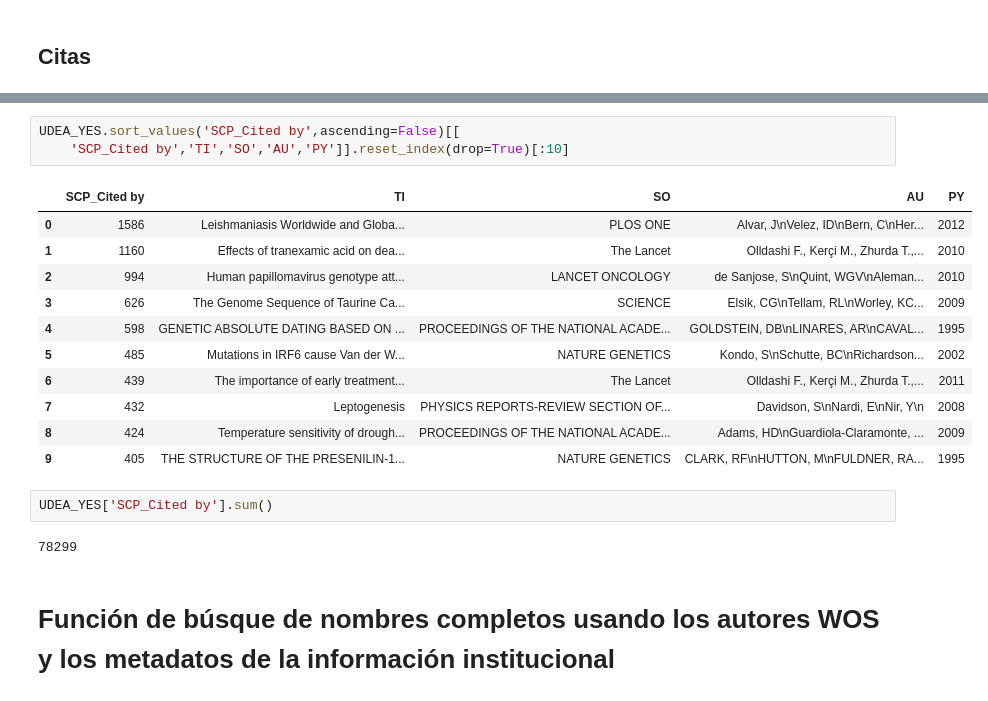
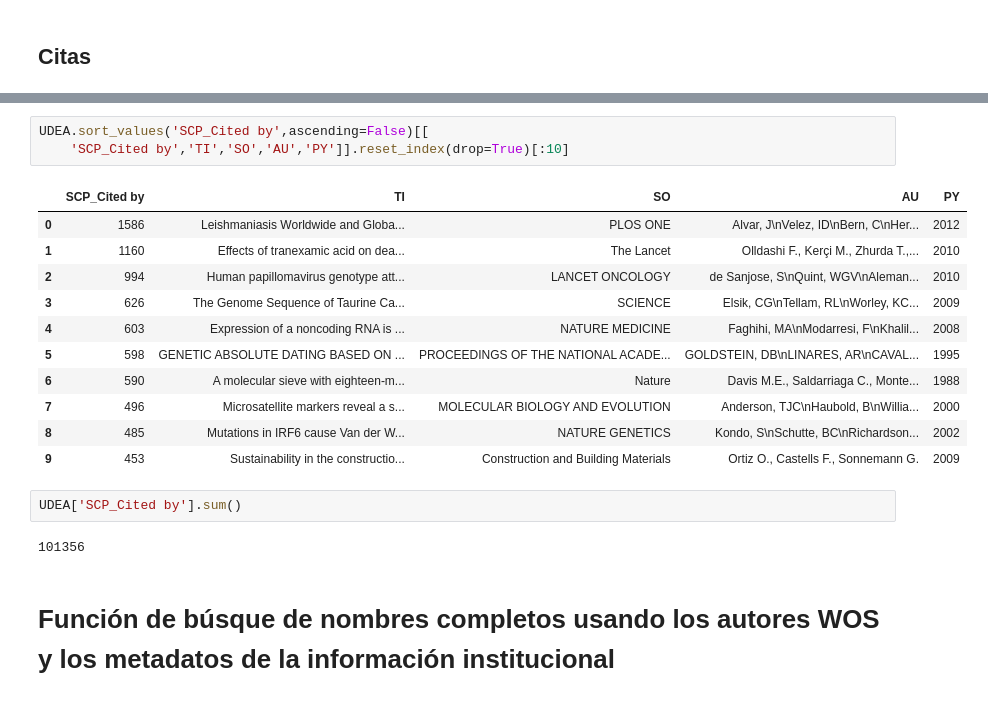
Before and after one commit to restrepo/medicion, a Jupyter notebook: cienciometria/Query_CTR.ipynb, the cells around one changed output, grey strips where cells are left out. Cells and saved outputs as stored; diff of their text form.

```diff
--- a/cienciometria/Query_CTR.ipynb
+++ b/cienciometria/Query_CTR.ipynb
@@ -364,22 +364,22 @@ UDEA_YES.Z9.sum()
 # %%
-UDEA_YES.sort_values('SCP_Cited by',ascending=False)[[
+UDEA.sort_values('SCP_Cited by',ascending=False)[[
     'SCP_Cited by','TI','SO','AU','PY']].reset_index(drop=True)[:10]
 # %% [output]
 |  | SCP_Cited by | TI | SO | AU | PY |
 | 0 | 1586 | Leishmaniasis Worldwide and Globa... | PLOS ONE | Alvar, J\nVelez, ID\nBern, C\nHer... | 2012 |
 | 1 | 1160 | Effects of tranexamic acid on dea... | The Lancet | Olldashi F., Kerçi M., Zhurda T.,... | 2010 |
 | 2 | 994 | Human papillomavirus genotype att... | LANCET ONCOLOGY | de Sanjose, S\nQuint, WGV\nAleman... | 2010 |
 | 3 | 626 | The Genome Sequence of Taurine Ca... | SCIENCE | Elsik, CG\nTellam, RL\nWorley, KC... | 2009 |
-| 4 | 598 | GENETIC ABSOLUTE DATING BASED ON ... | PROCEEDINGS OF THE NATIONAL ACADE... | GOLDSTEIN, DB\nLINARES, AR\nCAVAL... | 1995 |
-| 5 | 485 | Mutations in IRF6 cause Van der W... | NATURE GENETICS | Kondo, S\nSchutte, BC\nRichardson... | 2002 |
-| 6 | 439 | The importance of early treatment... | The Lancet | Olldashi F., Kerçi M., Zhurda T.,... | 2011 |
-| 7 | 432 | Leptogenesis | PHYSICS REPORTS-REVIEW SECTION OF... | Davidson, S\nNardi, E\nNir, Y\n | 2008 |
-| 8 | 424 | Temperature sensitivity of drough... | PROCEEDINGS OF THE NATIONAL ACADE... | Adams, HD\nGuardiola-Claramonte, ... | 2009 |
-| 9 | 405 | THE STRUCTURE OF THE PRESENILIN-1... | NATURE GENETICS | CLARK, RF\nHUTTON, M\nFULDNER, RA... | 1995 |
+| 4 | 603 | Expression of a noncoding RNA is ... | NATURE MEDICINE | Faghihi, MA\nModarresi, F\nKhalil... | 2008 |
+| 5 | 598 | GENETIC ABSOLUTE DATING BASED ON ... | PROCEEDINGS OF THE NATIONAL ACADE... | GOLDSTEIN, DB\nLINARES, AR\nCAVAL... | 1995 |
+| 6 | 590 | A molecular sieve with eighteen-m... | Nature | Davis M.E., Saldarriaga C., Monte... | 1988 |
+| 7 | 496 | Microsatellite markers reveal a s... | MOLECULAR BIOLOGY AND EVOLUTION | Anderson, TJC\nHaubold, B\nWillia... | 2000 |
+| 8 | 485 | Mutations in IRF6 cause Van der W... | NATURE GENETICS | Kondo, S\nSchutte, BC\nRichardson... | 2002 |
+| 9 | 453 | Sustainability in the constructio... | Construction and Building Materials | Ortiz O., Castells F., Sonnemann G. | 2009 |
 # %%
-UDEA_YES['SCP_Cited by'].sum()
+UDEA['SCP_Cited by'].sum()
 # %% [output]
-78299
+101356
 # %% [markdown]
 # Función de búsque de nombres completos usando los autores WOS y los metadatos de la información institucional
 # %%
```
Also changed, not shown: parts of 47 cells of this notebook, 1 other file.
